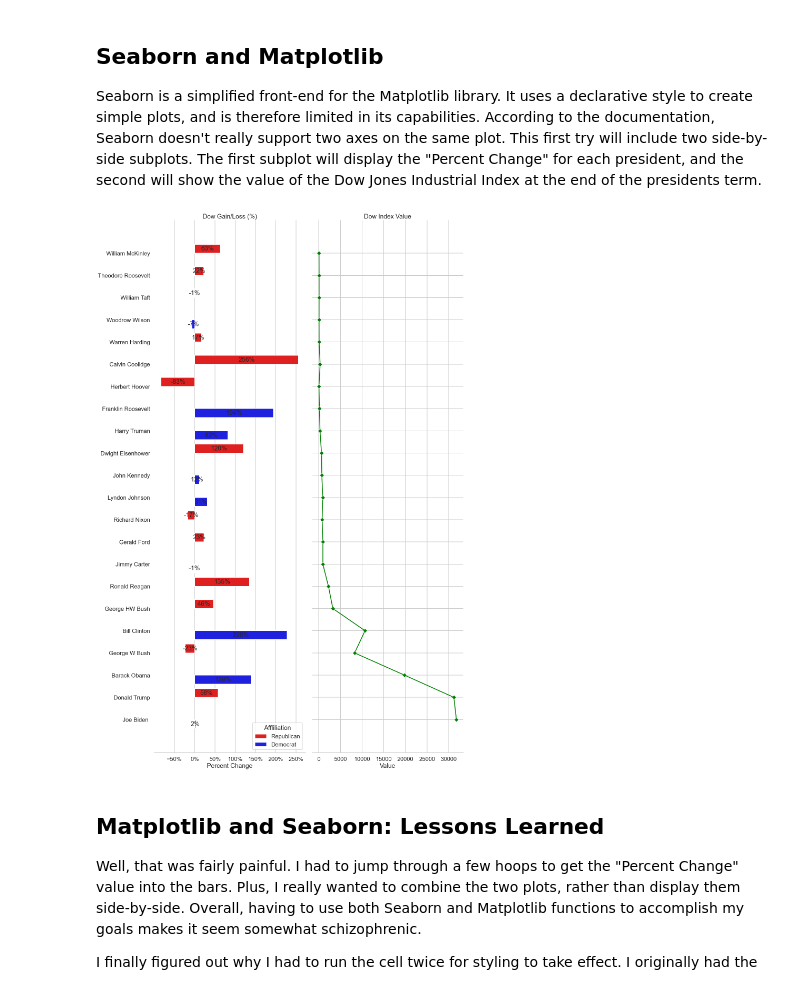
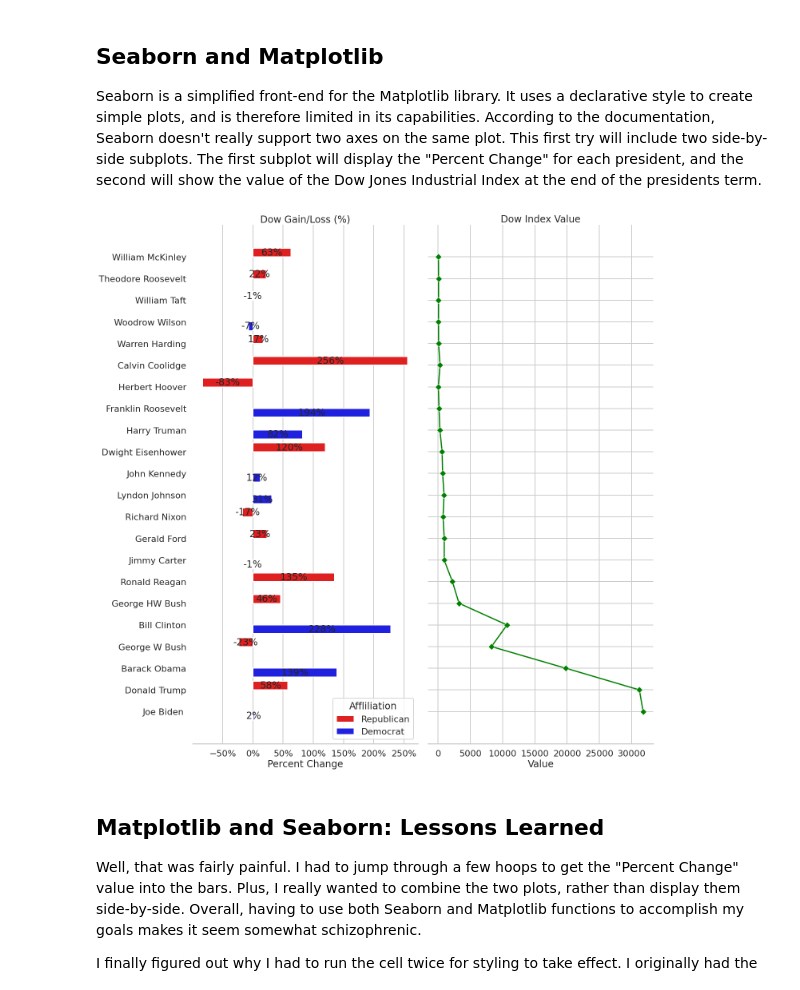
Before and after one commit to nomadmot/Stock-Market-and-Presidents, a Jupyter notebook: an-exploration-of-data-visualization-libraries.ipynb, the cells around one changed output. Cells and saved outputs as stored; diff of their text form; code cells hidden in the pictures.

Commit message:
Kaggle Notebook | An Exploration of Data Visualization Libraries  | Version 10

```diff
--- a/an-exploration-of-data-visualization-libraries.ipynb
+++ b/an-exploration-of-data-visualization-libraries.ipynb
@@ -13,11 +13,7 @@ The goal is to replicate and improve the graph from the original spreadsheet usi
 import pandas as pd # data processing, CSV file I/O (e.g. pd.read_csv)
 
 # load the input data file from the read-only "../input/" directory
-#filename = "/kaggle/input/dow-jones-performant-by-president/market-performance-by-president_1.csv"
-
-# alternatively, you can use a local copy
-filename = "market-performance-by-president.csv"
-
+filename = "/kaggle/input/dow-jones-performant-by-president/market-performance-by-president_1.csv"
 data = pd.read_csv(filename)
 
 # let's see what we got
@@ -62,7 +58,7 @@ sns.set_context("poster")
 
 # create the figure with two subplots
 fig, axs = plt.subplots(
-    figsize = (20, 30),
+    figsize = (20, 20),
     ncols = 2,
     layout = "tight",
     sharey = True)
@@ -81,7 +77,7 @@ pltChange = sns.barplot(
 pltChange.set_title("Dow Gain/Loss (%)")
 
 # add the "Percent Change" value to the bars
-# there are two sets of bars in the plot, one for each category
+# there are two sets of bars in the plot, one for each party affliliation
 barsChange = pltChange.containers[0]
 barLabels = [math.nan if math.isnan(value) else str(round(value * 100)) + '%'
             for value in barsChange.datavalues]
@@ -97,35 +93,35 @@ pltChange.bar_label(barsChange,
                     label_type = "center")
 
 # format the x axis ticks as percent
 pltChange.xaxis.set_major_formatter(tick.PercentFormatter(xmax=1))
 
 # remove the y axis label ("President")
 pltChange.set(ylabel = None)
 
-# add a line plot showing the end value of the index for each president
+# add a line plot showing the end value of the Dow Industrial index for each president
 pltValue = sns.lineplot(
     data = data,
     x = "End DOW",
     y = "President",
     sort = False,
     color = "g",
     marker = "D",
     ax = axs[1])
 
 # set the title for the plot
 pltValue.set_title("Dow Index Value")
 
 # set the label for the x axis
 pltValue.set(xlabel = "Value")
 
 # make it look presentable
 sns.move_legend(pltChange, "lower right")
 sns.despine(
     left = True,
     right = True,
     top = True)
 # %% [output]
-[figure, old version]
+[figure, new version]
 # %% [markdown]
 ## Matplotlib and Seaborn: Lessons Learned
 Well, that was fairly painful. I had to jump through a few hoops to get the "Percent Change" value into the bars. Plus, I really wanted to combine the two plots, rather than display them side-by-side. Overall, having to use both Seaborn and Matplotlib functions to accomplish my goals makes it seem somewhat schizophrenic.
```
Also changed, not shown: parts of 12 cells of this notebook.
